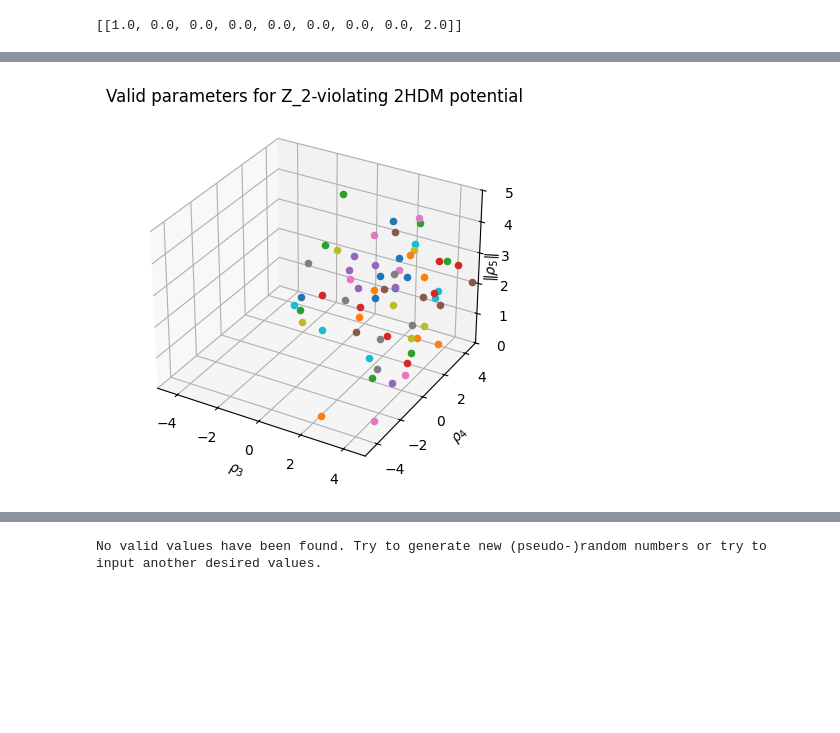
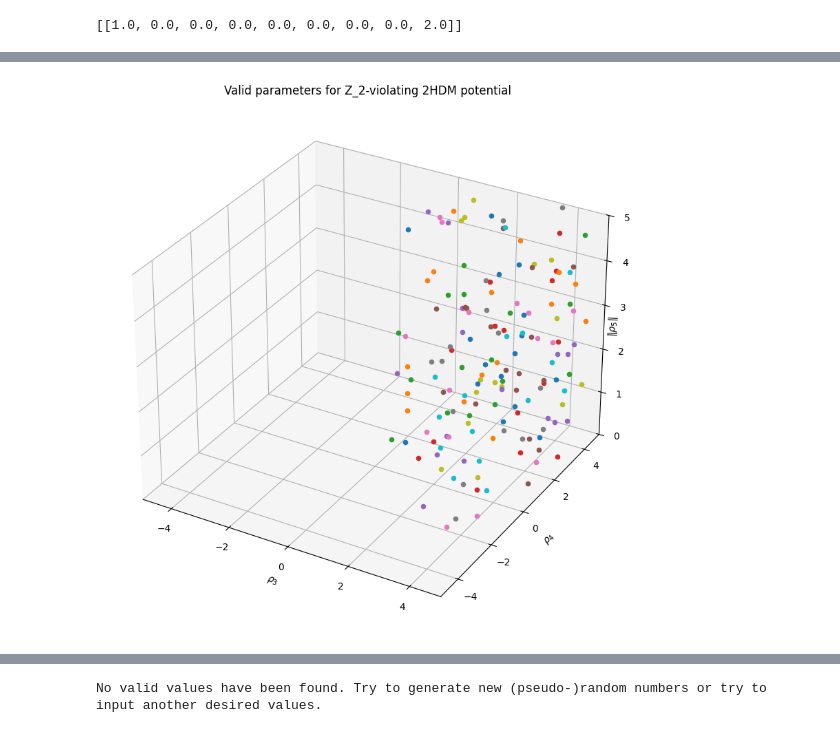
Before and after one commit to jdlpv/Theoretical-constraints-on-beyond-Standard-Model-extensions-of-the-Higgs-potential, a Jupyter notebook: main.ipynb, the cells around one changed output, grey strips where cells are left out. Saved outputs shown, nothing was run; the diff lists cells and outputs as text; code cells hidden in the pictures; blank space fills up the shorter version.

```diff
--- a/main.ipynb
+++ b/main.ipynb
@@ -273,0 +317,41 @@ plt.show()
+# %%
+# Projection on different planes
+
+fig = plt.figure(figsize=(15,5))
+ax = fig.add_subplot(131)
+
+for point in np.linspace(0, len(new_valid_values)-1, len(new_valid_values)):
+    ax.scatter(new_valid_values[int(point)][0], new_valid_values[int(point)][2])
+
+ax.set_xlabel(r'$\rho_{3}$')
+ax.set_ylabel(r'$\|\rho_{5}\|$')
+ax.set_xlim([-5, 5])
+ax.set_ylim([0, 5])
+ax.set_title(r'Projection on $\rho_{3}-\|\rho_{5}\|$ plane')
+
+plt.plot(np.linspace(-1,-1,100),np.linspace(0,5,100),color='black',linestyle='--')
+
+ax = fig.add_subplot(133)
+
+for point in np.linspace(0, len(new_valid_values)-1, len(new_valid_values)):
+    ax.scatter(new_valid_values[int(point)][0], new_valid_values[int(point)][1])
+
+ax.set_xlabel(r'$\rho_{3}$')
+ax.set_ylabel(r'$\rho_{4}$')
+ax.set_xlim([-5, 5])
+ax.set_ylim([-5, 5])
+ax.set_title(r'Projection on $\rho_{3}-\rho_{4}$ plane')
+
+plt.plot(np.linspace(-1,-1,100),np.linspace(0,5,100),color='black',linestyle='--')
+plt.plot(np.linspace(-1,5,100),-1-np.linspace(-1,5,100),color='blue',linestyle='-.')
+
+ax2 = fig.add_subplot(132)
+
+plt.plot([],[],color='black',linestyle='--',label=r'$\rho_{3}=-1$')
+plt.plot([],[],color='blue',linestyle='-.',label=r'$\rho_{3}=-1-\rho_{4}$')
+plt.legend(loc='center',fontsize=20)
+ax2.axis('off')
+
+
+plt.tight_layout()
+plt.show()
@@ -274,7 +360,7 @@ plt.show()
 # %%
 # Explore Z_2-violating 2HDM results
 
-dim = 200
+dim = 1000
 rho_3 = np.random.default_rng().uniform(-5,5,dim)
 rho_4 = np.random.default_rng().uniform(-5,5,dim)
 rho_5 = np.random.default_rng().uniform(0,5,dim)
@@ -307,23 +393,23 @@ Z2_violating_valid_values
 # %%
 # Plot of the results
 # Even though in this example all the parameters are studied at once, only the region rho_3, rho_4, rho_5 is shown.
 
-fig = plt.figure()
+fig = plt.figure(figsize=(10,10))
 ax = fig.add_subplot(111, projection='3d')
 
 for point in np.linspace(0,len(Z2_violating_valid_values)-1,len(Z2_violating_valid_values)):
     #
     ax.scatter(Z2_violating_valid_values[int(point)][0],Z2_violating_valid_values[int(point)][1],Z2_violating_valid_values[int(point)][2])
 
 ax.set_xlabel(r'$\rho_{3}$')
 ax.set_ylabel(r'$\rho_{4}$')
 ax.set_zlabel(r'$\|\rho_{5}\|$', rotation=90)
 ax.zaxis.labelpad = -15.25
 ax.set_xlim([-5,5])
 ax.set_ylim([-5,5])
 ax.set_zlim([0,5])
 ax.set_title('Valid parameters for Z_2-violating 2HDM potential')
 
 plt.show()
 # %% [output]
-[figure, old version]
+[figure, new version]
```
Also changed, not shown: parts of 12 cells of this notebook.
